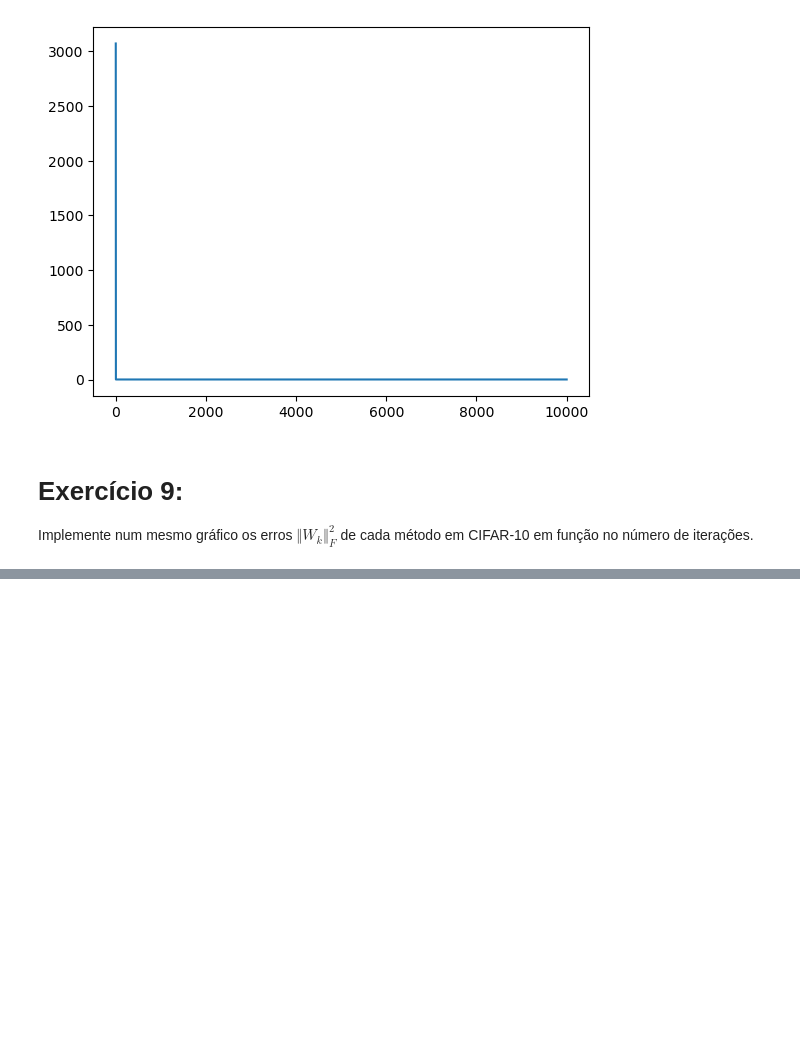
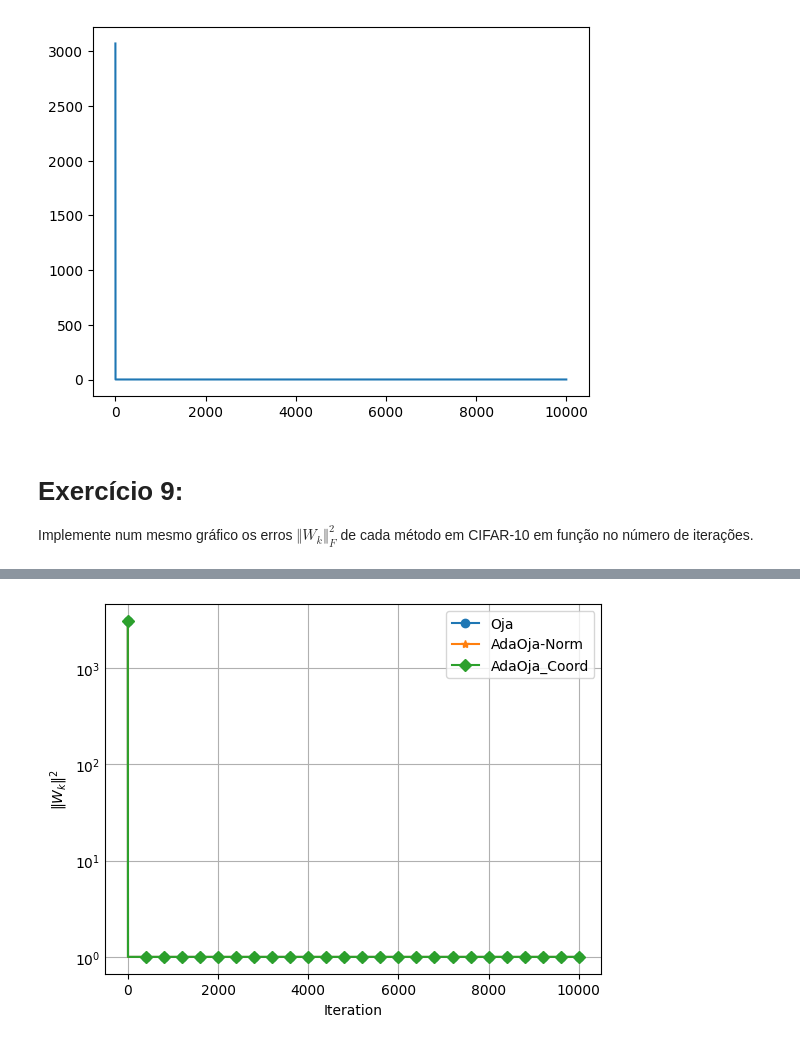
Before and after one commit to PedroPHC25/Otimizacao_Projetos, a Jupyter notebook: streaming_PCA.ipynb, the cells around one changed output, grey strips where cells are left out. Saved outputs shown, nothing was run; the diff lists cells and outputs as text; code cells hidden in the pictures; blank space fills up the shorter version.

```diff
--- a/streaming_PCA.ipynb
+++ b/streaming_PCA.ipynb
@@ -477,0 +590,16 @@ Implemente num mesmo gráfico os erros $\Vert W_k\Vert_F^2$ de cada método em C
+# %%
+#Escreva código aqui
+# Plotando as linhas
+plt.plot(ans1[0], label = "Oja", marker = "o", markevery = 400)
+plt.plot(ans2[0], label = "AdaOja-Norm", marker = "*", markevery = 400)
+plt.plot(ans3[0], label = "AdaOja_Coord", marker = "D", markevery = 400)
+# Ajustando os eixos
+plt.xlabel("Iteration")
+plt.yscale("log")
+plt.ylabel(r"$\|W_k\|^2$")
+plt.tick_params(axis = "y", which = "both", length = 0)
+# Ativando a legenda e o grid
+plt.legend()
+plt.grid(True)
+# %% [output]
+[figure, added]
```
Also changed, not shown: parts of 18 cells of this notebook, 5 other files.
